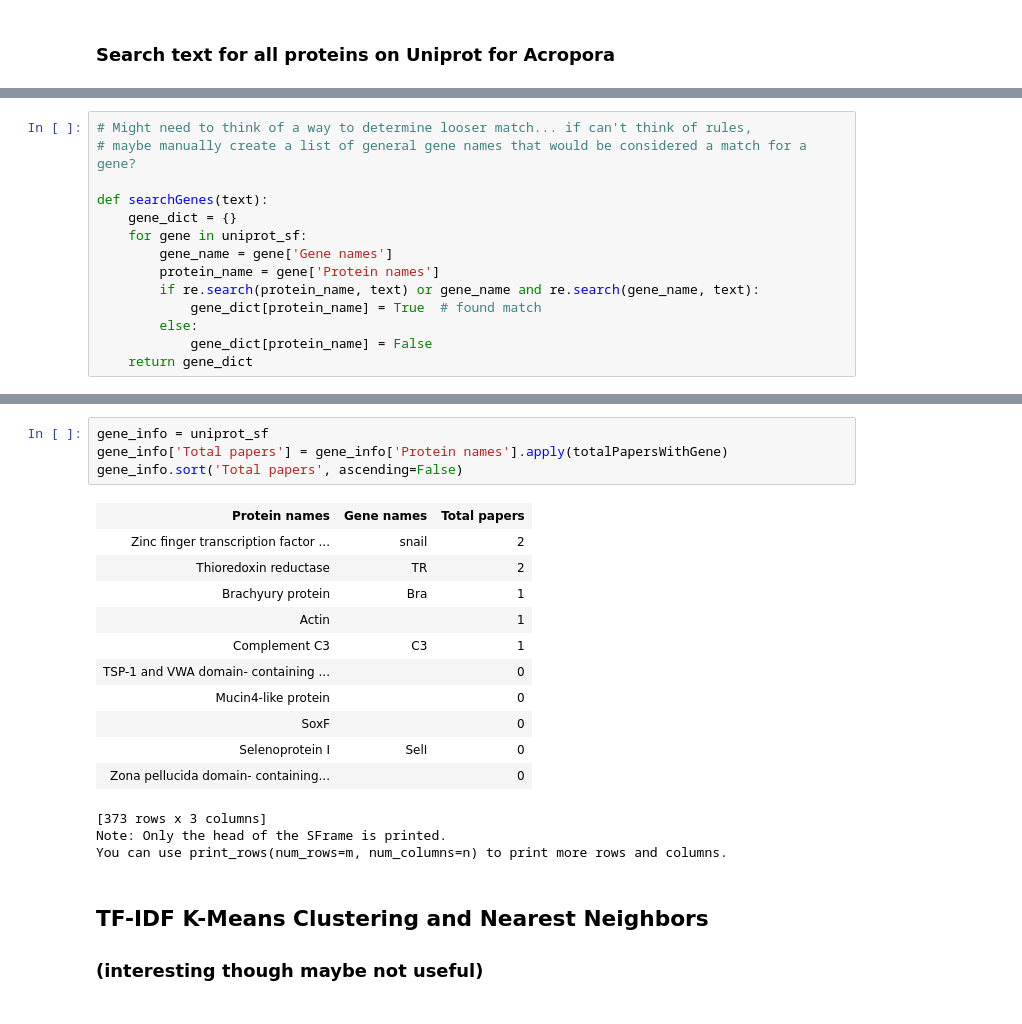
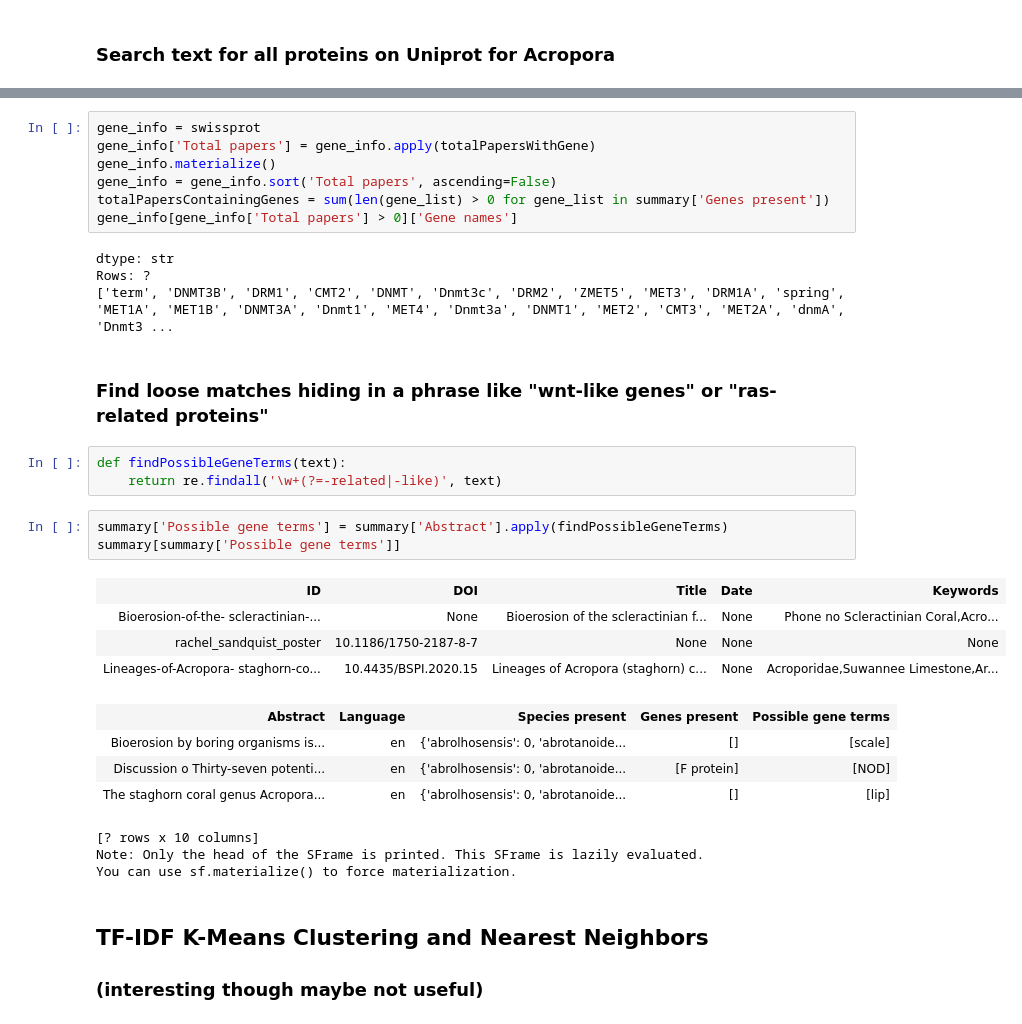
Before and after one commit to lizcodd/pdf-analysis, a Jupyter notebook: CoralAnalysis.ipynb, the cells around one changed output, grey strips where cells are left out. Cells and saved outputs as stored; diff of their text form.

```diff
--- a/CoralAnalysis.ipynb
+++ b/CoralAnalysis.ipynb
@@ -136,14 +130,0 @@ You can use print_rows(num_rows=m, num_columns=n) to print more rows and columns
-# %%
-# Might need to think of a way to determine looser match... if can't think of rules,
-# maybe manually create a list of general gene names that would be considered a match for a gene?
-
-def searchGenes(text):
-    gene_dict = {}
-    for gene in uniprot_sf:
-        gene_name = gene['Gene names']
-        protein_name = gene['Protein names']
-        if re.search(protein_name, text) or gene_name and re.search(gene_name, text):
-            gene_dict[protein_name] = True  # found match
-        else:
-            gene_dict[protein_name] = False
-    return gene_dict
@@ -193,22 +253,34 @@ def totalPapersWithGene(gene):
 # %%
-gene_info = uniprot_sf
-gene_info['Total papers'] = gene_info['Protein names'].apply(totalPapersWithGene)
-gene_info.sort('Total papers', ascending=False)
+gene_info = swissprot
+gene_info['Total papers'] = gene_info.apply(totalPapersWithGene)
+gene_info.materialize()
+gene_info = gene_info.sort('Total papers', ascending=False)
+totalPapersContainingGenes = sum(len(gene_list) > 0 for gene_list in summary['Genes present'])
+gene_info[gene_info['Total papers'] > 0]['Gene names']
 # %% [output]
-| Protein names | Gene names | Total papers |
-| Zinc finger transcription factor ... | snail | 2 |
-| Thioredoxin reductase | TR | 2 |
-| Brachyury protein | Bra | 1 |
-| Actin |  | 1 |
-| Complement C3 | C3 | 1 |
-| TSP-1 and VWA domain- containing ... |  | 0 |
-| Mucin4-like protein |  | 0 |
-| SoxF |  | 0 |
-| Selenoprotein I | SelI | 0 |
-| Zona pellucida domain- containing... |  | 0 |
-[373 rows x 3 columns]
-Note: Only the head of the SFrame is printed.
-You can use print_rows(num_rows=m, num_columns=n) to print more rows and columns.
+dtype: str
+Rows: ?
+['term', 'DNMT3B', 'DRM1', 'CMT2', 'DNMT', 'Dnmt3c', 'DRM2', 'ZMET5', 'MET3', 'DRM1A', 'spring', 'MET1A', 'MET1B', 'DNMT3A', 'Dnmt1', 'MET4', 'Dnmt3a', 'DNMT1', 'MET2', 'CMT3', 'MET2A', 'dnmA', 'Dnmt3 ...
+# %% [markdown]
+### Find loose matches hiding in a phrase like "wnt-like genes" or "ras-related proteins"
+# %%
+def findPossibleGeneTerms(text):
+    return re.findall('\w+(?=-related|-like)', text)
+# %%
+summary['Possible gene terms'] = summary['Abstract'].apply(findPossibleGeneTerms)
+summary[summary['Possible gene terms']]
+# %% [output]
+| ID | DOI | Title | Date | Keywords |
+| Bioerosion-of-the- scleractinian-... | None | Bioerosion of the scleractinian f... | None | Phone no Scleractinian Coral,Acro... |
+| rachel_sandquist_poster | 10.1186/1750-2187-8-7 | None | None | None |
+| Lineages-of-Acropora- staghorn-co... | 10.4435/BSPI.2020.15 | Lineages of Acropora (staghorn) c... | None | Acroporidae,Suwannee Limestone,Ar... |
+| Abstract | Language | Species present | Genes present | Possible gene terms |
+| Bioerosion by boring organisms is... | en | {'abrolhosensis': 0, 'abrotanoide... | [] | [scale] |
+| Discussion o Thirty-seven potenti... | en | {'abrolhosensis': 0, 'abrotanoide... | [F protein] | [NOD] |
+| The staghorn coral genus Acropora... | en | {'abrolhosensis': 0, 'abrotanoide... | [] | [lip] |
+[? rows x 10 columns]
+Note: Only the head of the SFrame is printed. This SFrame is lazily evaluated.
+You can use sf.materialize() to force materialization.
 # %% [markdown]
 ## TF-IDF K-Means Clustering and Nearest Neighbors
 ### (interesting though maybe not useful)
```
Also changed, not shown: parts of 21 cells of this notebook.
